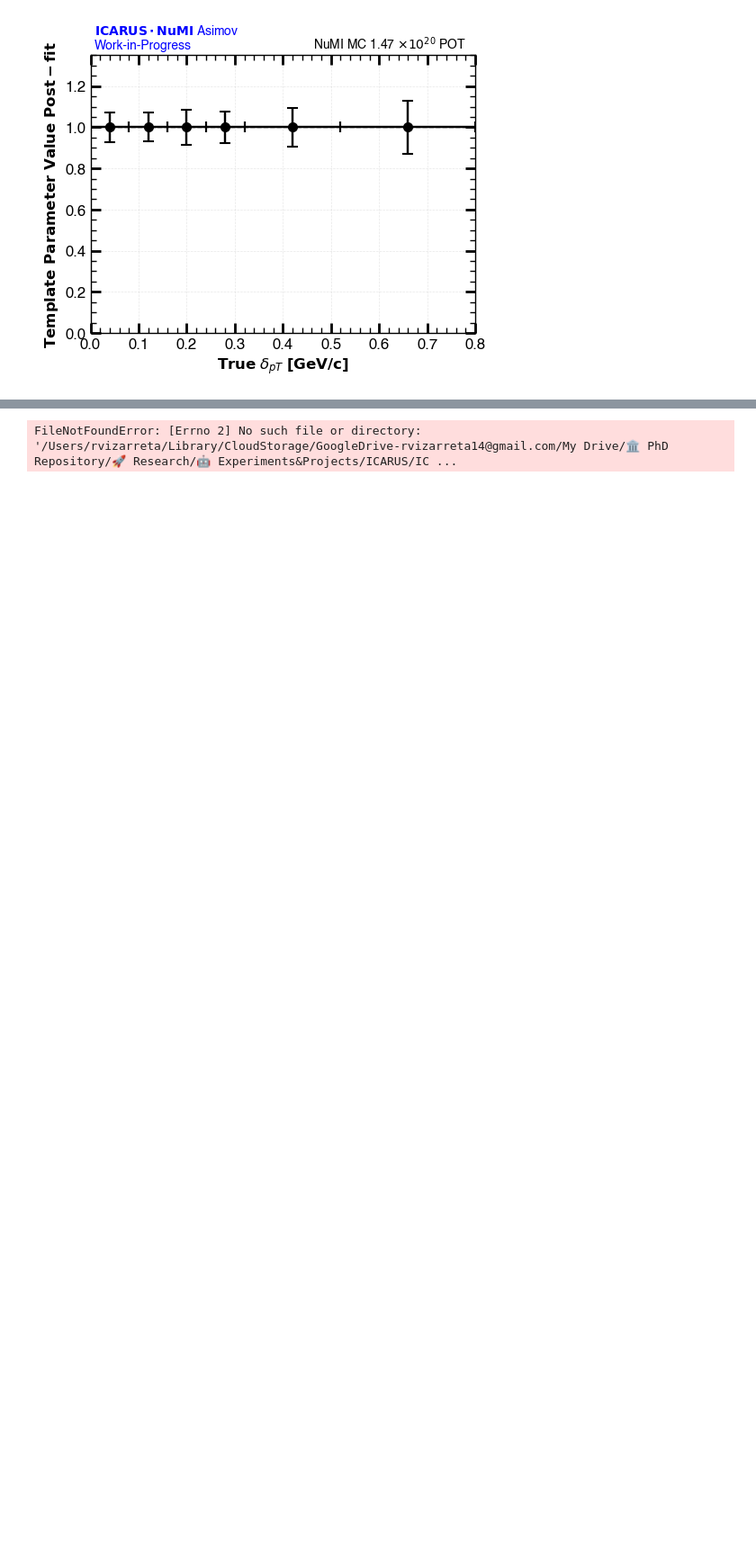
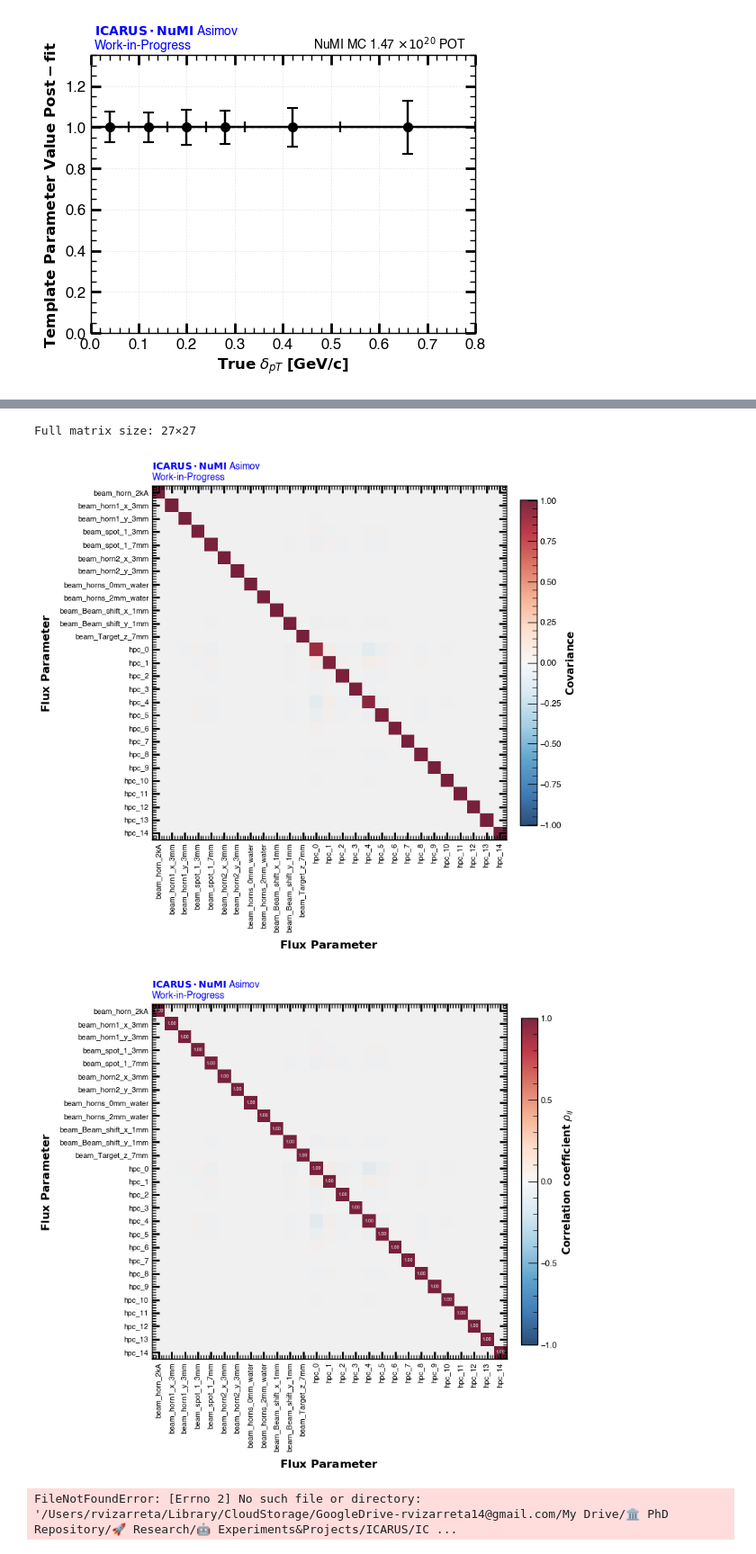
Before and after one commit to rvizarreta/gundam-icarus, a Jupyter notebook: Notebooks/dpT/Asimov_Studies.ipynb, the cells around one changed output, grey strips where cells are left out. Shown at 90% size. Drawn from its saved outputs; the diff is of its cells as text; code cells hidden in the pictures; blank space fills up the shorter version.

```diff
--- a/Notebooks/dpT/Asimov_Studies.ipynb
+++ b/Notebooks/dpT/Asimov_Studies.ipynb
@@ -202,3 +217,20 @@ Full matrix size: 52×52
+# %%
+BASE = "FitterEngine/postFit/Hesse/errors"
+(fig_cov, ax_cov), (fig_corr, ax_corr) = plot_both_matrices(
+    '/Users/rvizarreta/Library/CloudStorage/GoogleDrive-rvizarreta14@gmail.com/My Drive/🏛 PhD Repository/🚀 Research/🤖 Experiments&Projects/ICARUS/ICARUS_CC0pi_GUNDAM/data/Fitter/dpT/Asimov/Asimov_dpT.root',
+    figsize=(8, 20),
+    label_name=r"$\mathbf{Flux\ Parameter}$",
+    cov_path  = f"{BASE}/Multisigma Flux Systematics;1/matrices/Covariance_TH2D;1",
+    corr_path = f"{BASE}/Multisigma Flux Systematics;1/matrices/Correlation_TH2D;1",
+    title_line1=r'$\bf{ICARUS \cdot NuMI}$ Asimov' + '\n' + 'Work-in-Progress',
+    annotate=True,
+)
+fig_cov.savefig("/Users/rvizarreta/Library/CloudStorage/GoogleDrive-rvizarreta14@gmail.com/My Drive/🏛 PhD Repository/🚀 Research/🤖 Experiments&Projects/ICARUS/ICARUS_CC0pi_GUNDAM/gundam-icarus/Notebooks/Plots/dpT/Asimov/Postfits/flux_param_covariance.png",   bbox_inches="tight")
+fig_corr.savefig("/Users/rvizarreta/Library/CloudStorage/GoogleDrive-rvizarreta14@gmail.com/My Drive/🏛 PhD Repository/🚀 Research/🤖 Experiments&Projects/ICARUS/ICARUS_CC0pi_GUNDAM/gundam-icarus/Notebooks/Plots/dpT/Asimov/Postfits/flux_param_correlation.png",   bbox_inches="tight")
+# %% [output]
+Full matrix size: 27×27
+[figure, added]
+[figure, added]
 # %%
 fig_xs, ax_xs = plot_scatter(
         filename='/Users/rvizarreta/Library/CloudStorage/GoogleDrive-rvizarreta14@gmail.com/My Drive/🏛 PhD Repository/🚀 Research/🤖 Experiments&Projects/ICARUS/ICARUS_CC0pi_GUNDAM/data/XSection/XSec_dalphaT.root',
```
Also changed, not shown: parts of 5 cells of this notebook, 12 other files.
